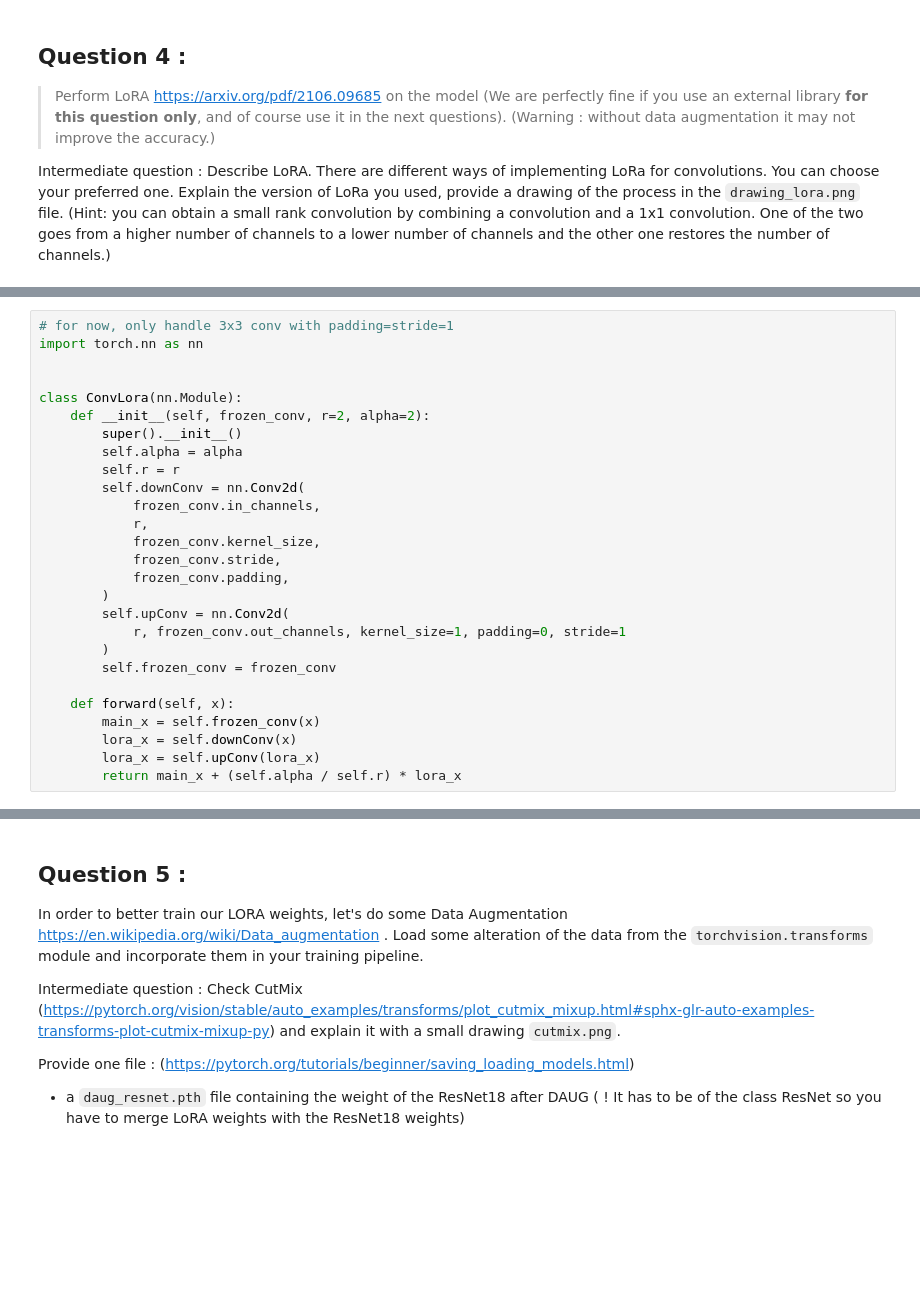
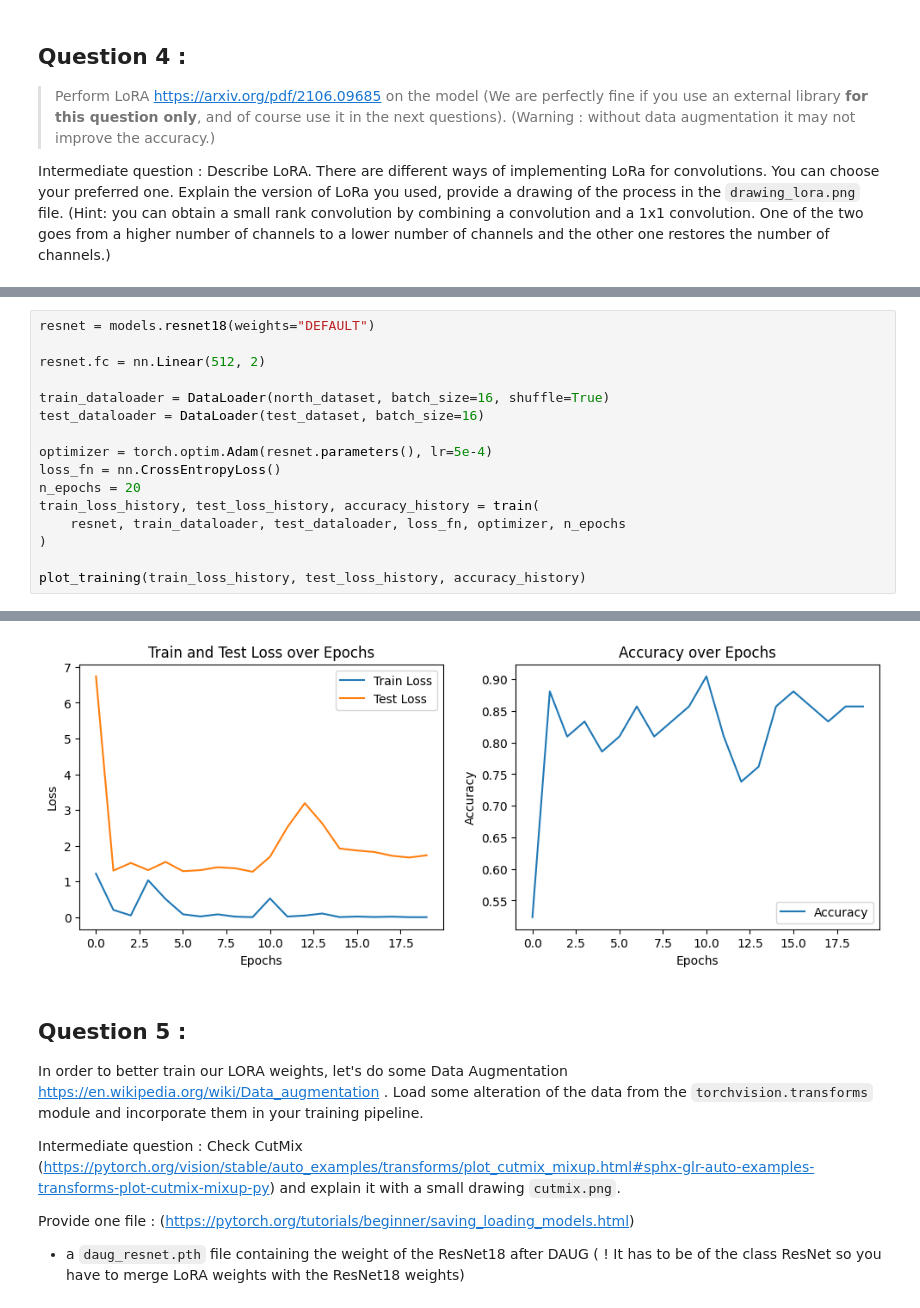
Before and after one commit to matthieuneau/deep-learning-practice, a Jupyter notebook: TP4.ipynb, the cells around one changed output, grey strips where cells are left out. Saved outputs shown, nothing was run; the diff lists cells and outputs as text; blank space fills up the shorter version.

Commit message:
checkpoint before separating models

```diff
--- a/TP4.ipynb
+++ b/TP4.ipynb
@@ -309,27 +309,17 @@ RuntimeError: Given groups=1, weight of size [64, 2, 1, 1], expected input[16, 6
-# %%
-# for now, only handle 3x3 conv with padding=stride=1
-import torch.nn as nn
-
-
-class ConvLora(nn.Module):
-    def __init__(self, frozen_conv, r=2, alpha=2):
-        super().__init__()
-        self.alpha = alpha
-        self.r = r
-        self.downConv = nn.Conv2d(
-            frozen_conv.in_channels,
-            r,
-            frozen_conv.kernel_size,
-            frozen_conv.stride,
-            frozen_conv.padding,
-        )
-        self.upConv = nn.Conv2d(
-            r, frozen_conv.out_channels, kernel_size=1, padding=0, stride=1
-        )
-        self.frozen_conv = frozen_conv
-
-    def forward(self, x):
-        main_x = self.frozen_conv(x)
-        lora_x = self.downConv(x)
-        lora_x = self.upConv(lora_x)
-        return main_x + (self.alpha / self.r) * lora_x
+# %%
+resnet = models.resnet18(weights="DEFAULT")
+
+resnet.fc = nn.Linear(512, 2)
+
+train_dataloader = DataLoader(north_dataset, batch_size=16, shuffle=True)
+test_dataloader = DataLoader(test_dataset, batch_size=16)
+
+optimizer = torch.optim.Adam(resnet.parameters(), lr=5e-4)
+loss_fn = nn.CrossEntropyLoss()
+n_epochs = 20
+train_loss_history, test_loss_history, accuracy_history = train(
+    resnet, train_dataloader, test_dataloader, loss_fn, optimizer, n_epochs
+)
+
+plot_training(train_loss_history, test_loss_history, accuracy_history)
+# %% [output]
@@ -336,3 +327,4 @@ class ConvLora(nn.Module):
+[figure, added]
 # %% [markdown]
 ## Question 5 :
 In order to better train our LORA weights, let's do some Data Augmentation https://en.wikipedia.org/wiki/Data_augmentation . Load some alteration of the data from the `torchvision.transforms` module and incorporate them in your training pipeline.
```
Also changed, not shown: parts of 3 cells of this notebook, 1 other file.
